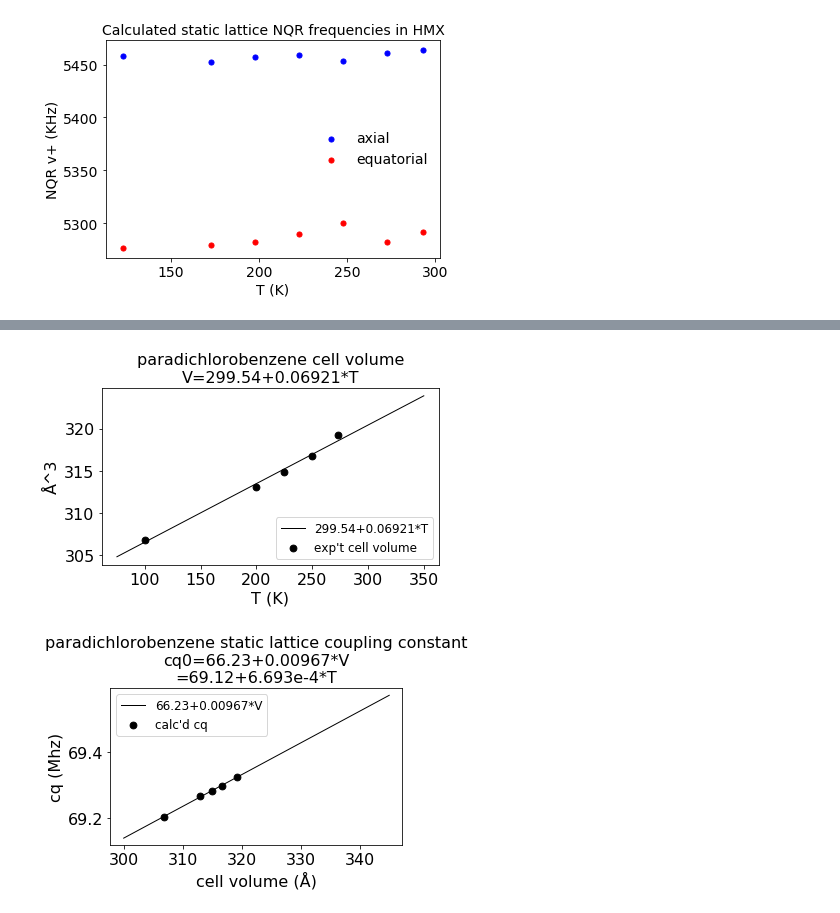
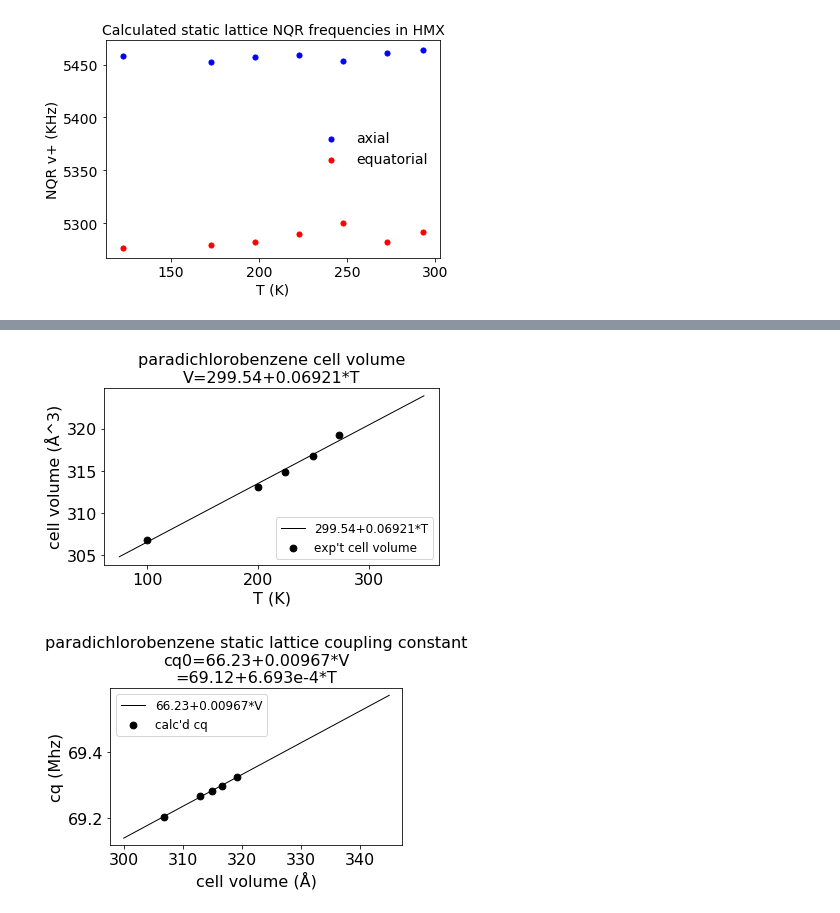
Before and after one commit to Altoidnerd/python-pwscf, a Jupyter notebook: data_analysis/apsplots.ipynb, the cells around one changed output, grey strips where cells are left out. Saved outputs shown, nothing was run; the diff lists cells and outputs as text; code cells hidden in the pictures.

```diff
--- a/data_analysis/apsplots.ipynb
+++ b/data_analysis/apsplots.ipynb
@@ -904,35 +910,35 @@ volume_fit = [ fitVolVsT(t) for t in dom ]
 
 
 SMALL_SIZE = 10
 MEDIUM_SIZE = 12
 BIGGER_SIZE = 16
 
 plt.rc('font', size=BIGGER_SIZE)          # controls default text sizes
 plt.rc('axes', titlesize=BIGGER_SIZE)     # fontsize of the axes title
 plt.rc('axes', labelsize=BIGGER_SIZE)    # fontsize of the x and y labels
 plt.rc('xtick', labelsize=BIGGER_SIZE)    # fontsize of the tick labels
 plt.rc('ytick', labelsize=BIGGER_SIZE)    # fontsize of the tick labels
 plt.rc('legend', fontsize=MEDIUM_SIZE)    # legend fontsize
 plt.rc('figure', titlesize=BIGGER_SIZE)
 
 
 
 plt.scatter(T, vol, marker='o', s=46,color='k', label='exp\'t cell volume')
 plt.plot(dom, volume_fit, color='k', linewidth=1, label='299.54+0.06921*T')
 
 
 plt.legend(loc=4)
 
 plt.title("paradichlorobenzene cell volume\nV=299.54+0.06921*T")
 plt.xlabel("T (K)")
-plt.ylabel('Å^3')
+plt.ylabel('cell volume (Å^3)')
 plt.tight_layout()
 
 plt.savefig('pcl2p/volume.pdf', format='pdf')
 
 plt.show()
 # %% [output]
-[figure, old version]
+[figure, new version]
 # %%
 import matplotlib.pyplot as plt
 import numpy as np
```
Also changed, not shown: parts of 3 cells of this notebook, 4 other files.
